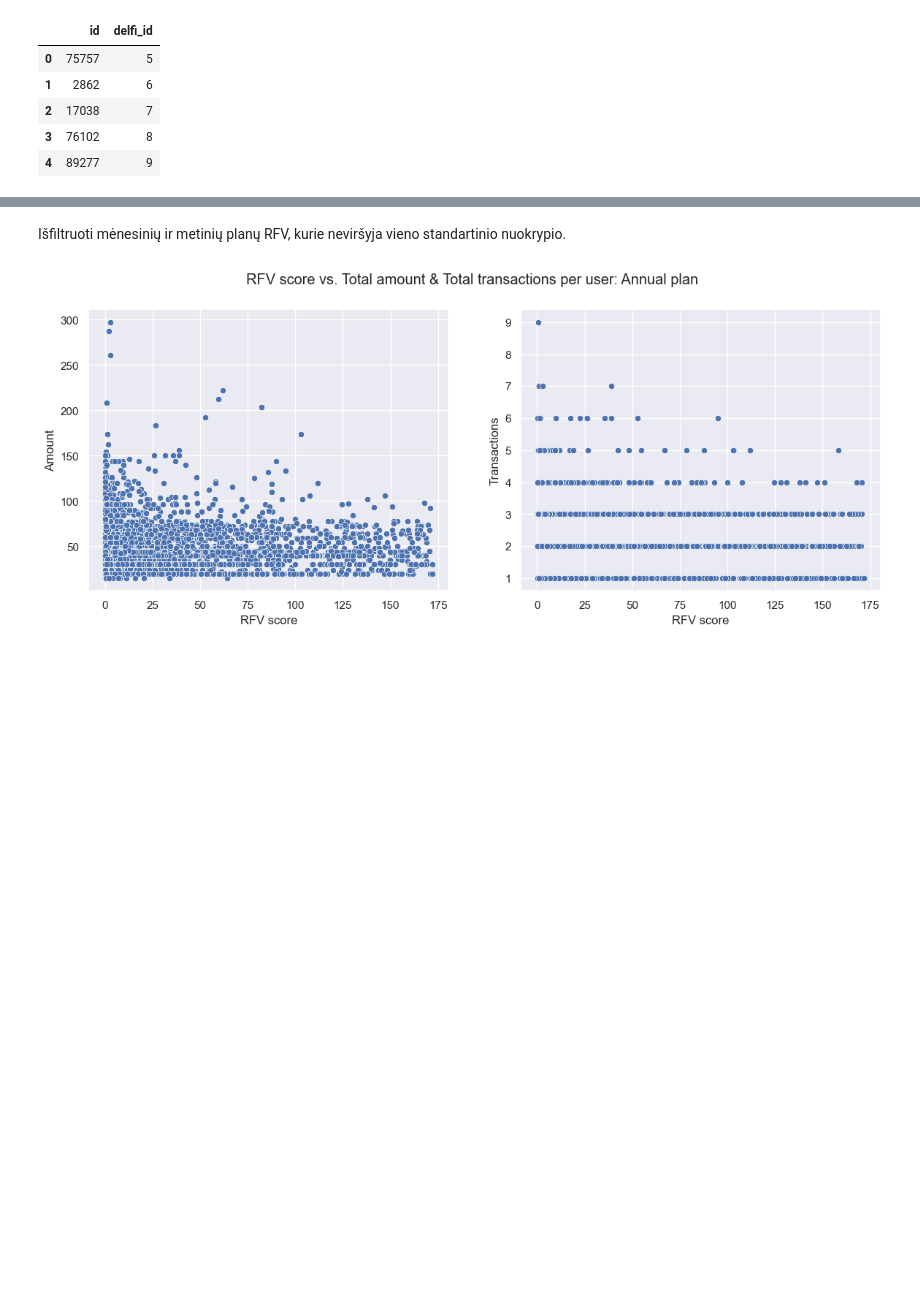
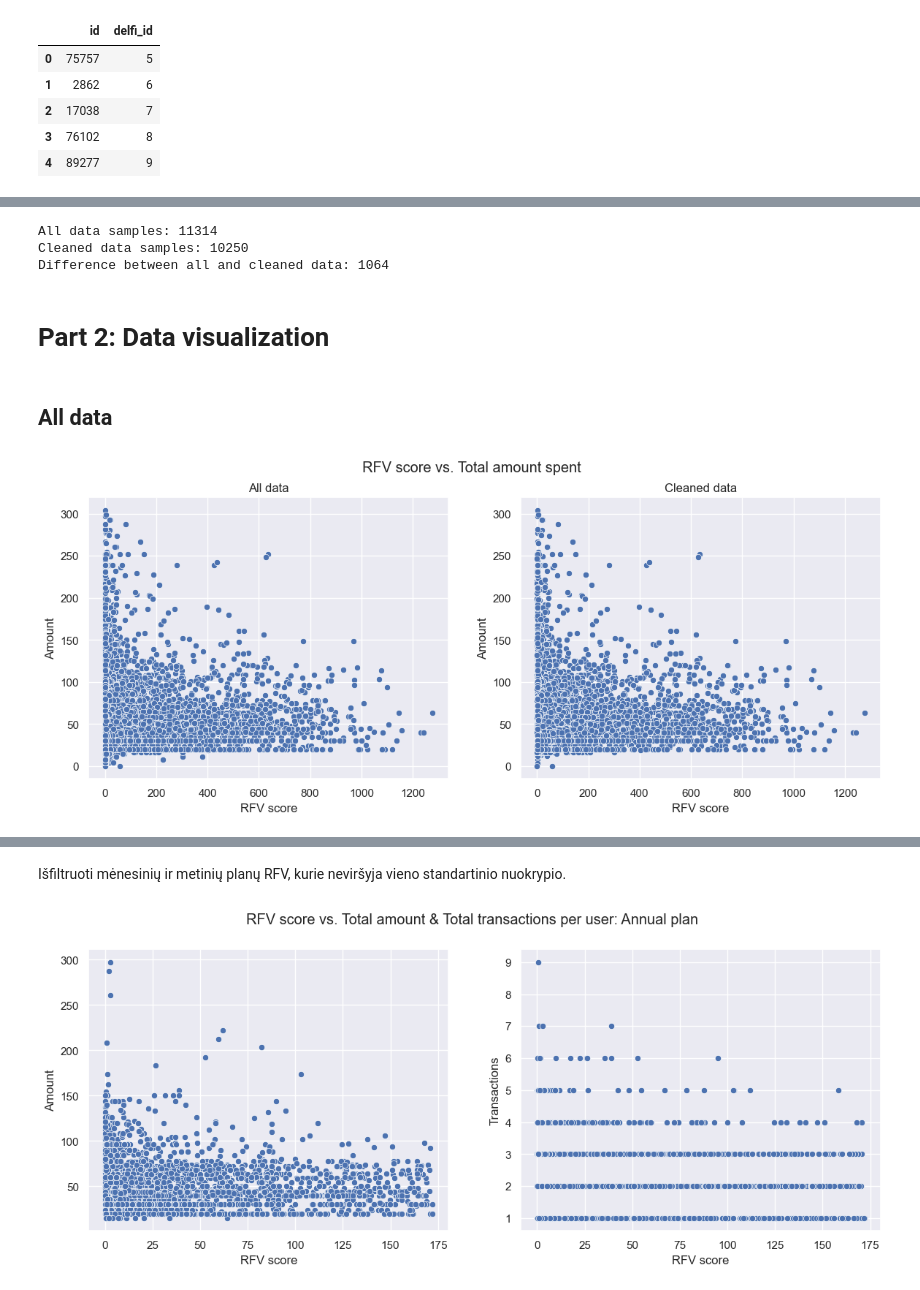
Before and after one commit to Gedas-LT/Paid-content-RFV-calculations, a Jupyter notebook: eda_notebook.ipynb, the cells around one changed output, grey strips where cells are left out. Cells and saved outputs as stored; diff of their text form; code cells hidden in the pictures; blank space fills up the shorter version.

```diff
--- a/eda_notebook.ipynb
+++ b/eda_notebook.ipynb
@@ -338,0 +182,3 @@ axes[1].set_ylabel("Transactions");
+# %%
+all_users = all_users.drop_duplicates(subset="user_id", keep=False)
+filtered_users = filtered_users.drop_duplicates(subset="user_id", keep=False)
@@ -338,0 +236,56 @@ axes[1].set_ylabel("Transactions");
+# %%
+# Get information about transactions from Delfi internal DB.
+all_users_ids = all_users_final["user_id"].astype(int).to_list()
+filtered_users_ids = filtered_users_final["user_id"].astype(int).to_list()
+
+all_users_transactions = transactions_dataframe(dlf_paywall_db, all_users_ids)
+filtered_users_transactions = transactions_dataframe(dlf_paywall_db, filtered_users_ids)
+# %%
+all_users_final = all_users_final.merge(all_users_transactions, how="inner", on="user_id")
+filtered_users_final = filtered_users_final.merge(filtered_users_transactions, how="inner", on="user_id")
+# %%
+# List of emails of users who gave consent for newsletters.
+consent_emails = pd.read_csv("content_emails.txt", header=None, skipfooter=1).rename(columns={0: "email"}).drop_duplicates()
+
+# Querying emails of users from internal Delfi database.
+user_email_query = """
+    SELECT id, email
+    FROM paywall.users
+    WHERE email IS NOT NULL
+    """
+
+user_email_data = pd.read_sql(user_email_query, dlf_paywall_db)
+user_email_data["id"] = user_email_data["id"].astype("str")
+user_email_data = user_email_data.rename(columns={"id": "user_id"})
+
+
+consent_users = consent_emails.merge(user_email_data, how="left", on="email")
+consent_users["consent"] = "1"
+
+all_users_final = all_users_final.merge(consent_users[["user_id", "consent"]], how="left", on="user_id").fillna(value={"consent": "0"})
+filtered_users_final = filtered_users_final.merge(consent_users[["user_id", "consent"]], how="left", on="user_id").fillna(value={"consent": "0"})
+# %%
+print("All data samples:", len(all_users_final))
+print("Cleaned data samples:", len(filtered_users_final))
+print("Difference between all and cleaned data:", len(all_users_final) - len(filtered_users_final))
+# %% [output]
+All data samples: 11314
+Cleaned data samples: 10250
+Difference between all and cleaned data: 1064
+# %% [markdown]
+# Part 2: Data visualization
+# %% [markdown]
+## All data
+# %%
+fig, axes = plt.subplots(ncols=2, figsize=(14,5))
+sns.scatterplot(ax=axes[0], data=all_users_final, x="rfv_score", y="total_amount")
+sns.scatterplot(ax=axes[1], data=filtered_users_final, x="rfv_score", y="total_amount")
+fig.suptitle("RFV score vs. Total amount spent")
+axes[0].set_title("All data")
+axes[1].set_title("Cleaned data")
+axes[0].set_xlabel("RFV score")
+axes[1].set_xlabel("RFV score")
+axes[0].set_ylabel("Amount")
+axes[1].set_ylabel("Amount");
+# %% [output]
+[figure, added]
```
Also changed, not shown: parts of 52 cells of this notebook.
